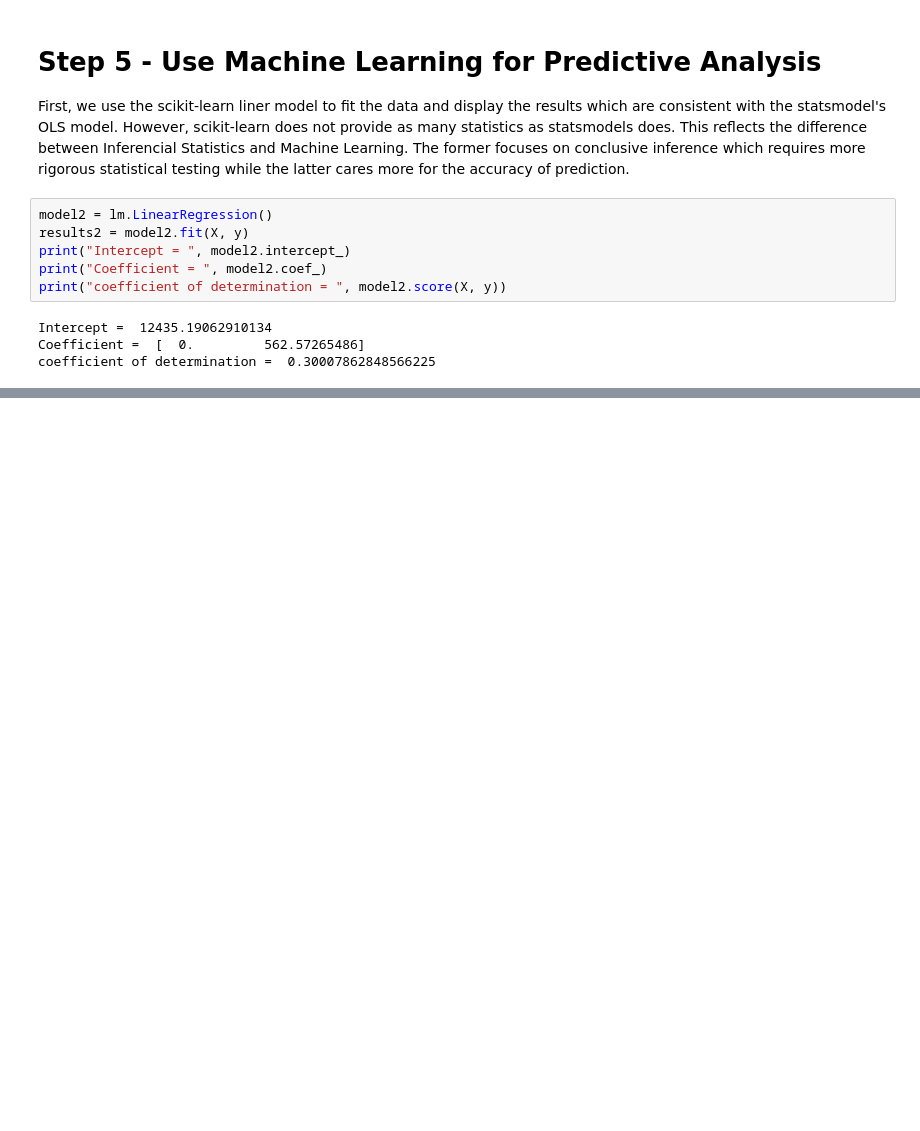
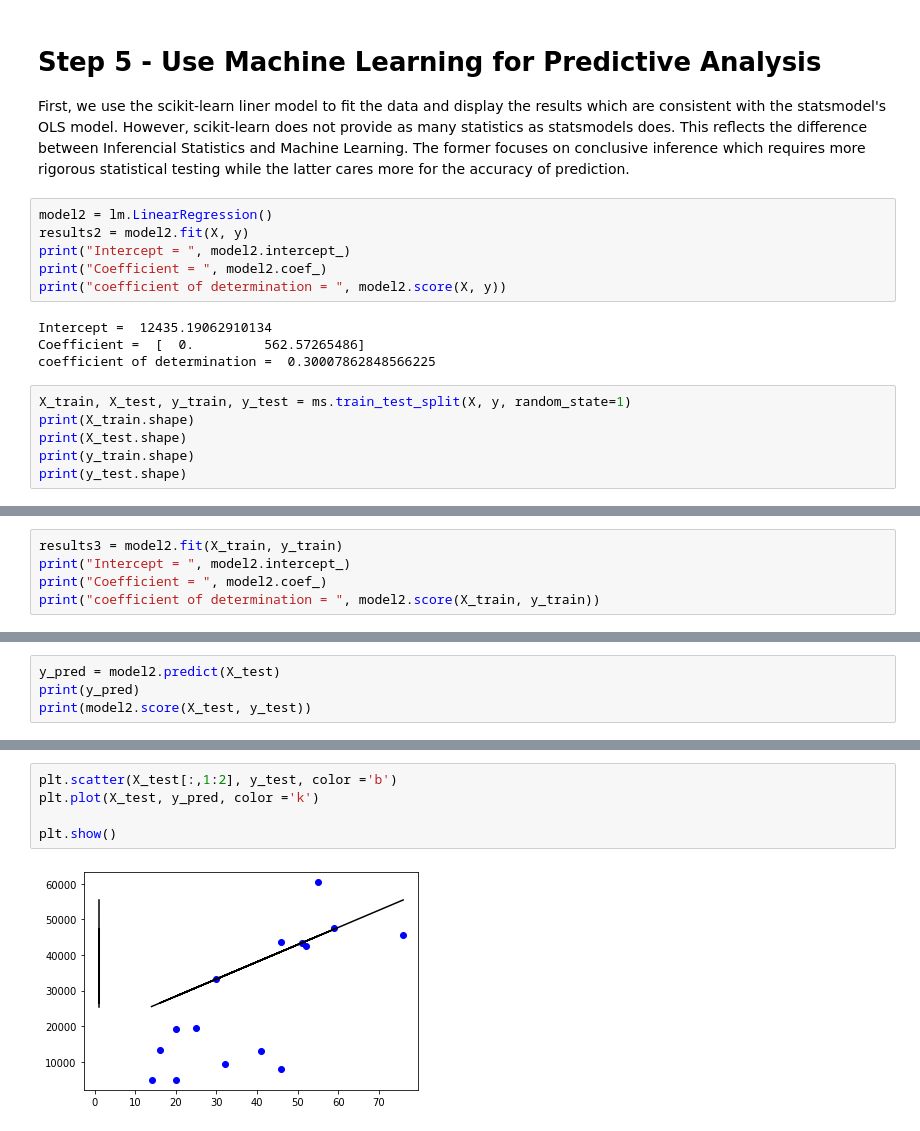
Before and after one commit to wcj365/python-stats-dataviz, a Jupyter notebook: stats_vs_ml.ipynb, the cells around one changed output, grey strips where cells are left out. Saved outputs shown, nothing was run; the diff lists cells and outputs as text; blank space fills up the shorter version.

```diff
--- a/stats_vs_ml.ipynb
+++ b/stats_vs_ml.ipynb
@@ -89,3 +90,9 @@ print("coefficient of determination = ", model2.score(X, y))
 Intercept =  12435.19062910134
 Coefficient =  [  0.         562.57265486]
 coefficient of determination =  0.30007862848566225
+# %%
+X_train, X_test, y_train, y_test = ms.train_test_split(X, y, random_state=1)
+print(X_train.shape)
+print(X_test.shape)
+print(y_train.shape)
+print(y_test.shape)
@@ -91,0 +104,5 @@ coefficient of determination =  0.30007862848566225
+# %%
+results3 = model2.fit(X_train, y_train)
+print("Intercept = ", model2.intercept_)
+print("Coefficient = ", model2.coef_)
+print("coefficient of determination = ", model2.score(X_train, y_train))
@@ -91,0 +113,4 @@ coefficient of determination =  0.30007862848566225
+# %%
+y_pred = model2.predict(X_test)
+print(y_pred)
+print(model2.score(X_test, y_test))
@@ -91,0 +141,7 @@ coefficient of determination =  0.30007862848566225
+# %%
+plt.scatter(X_test[:,1:2], y_test, color ='b')
+plt.plot(X_test, y_pred, color ='k')
+
+plt.show()
+# %% [output]
+[figure, added]
```
Also changed, not shown: parts of 5 cells of this notebook.
